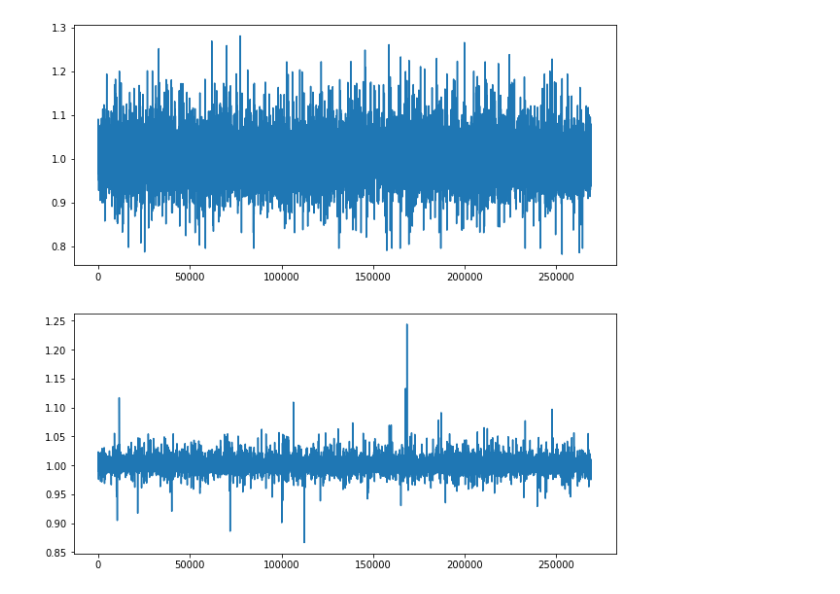
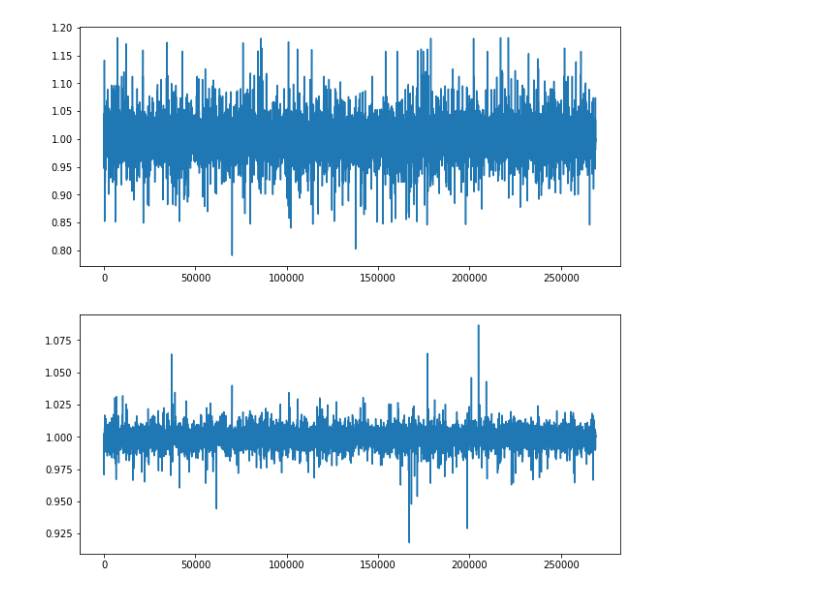
Before and after one commit to awesomest/mytrader, a Jupyter notebook: create_model.ipynb, the cells around one changed output. Cells and saved outputs as stored; diff of their text form; code cells hidden in the pictures.

```diff
--- a/create_model.ipynb
+++ b/create_model.ipynb
@@ -13,7 +13,7 @@ def plot(x, y_result, y_predict):
     plt.show()
 
 def main():
-    file_name = "train_v9"
+    file_name = "v0.0.10-test"
     csv = pd.read_csv("datasets/" + file_name + ".csv")
     # 最後20%のデータでテスト
     test_start = int(len(csv) * 0.8)
@@ -60 +60 @@ if __name__ == "__main__":
-[figure, old version]
+[figure, new version]
```
Also changed, not shown: parts of 2 cells of this notebook, 3 other files.
